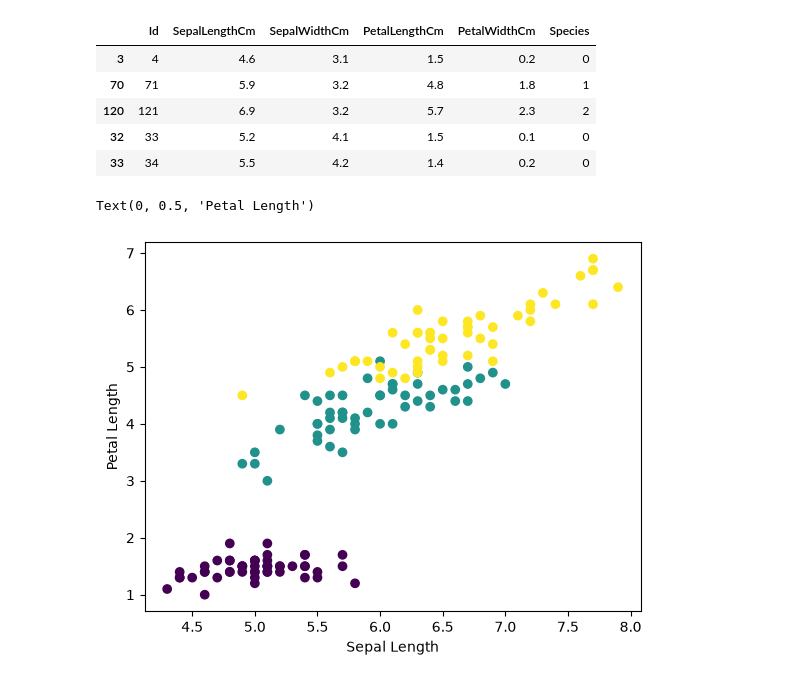
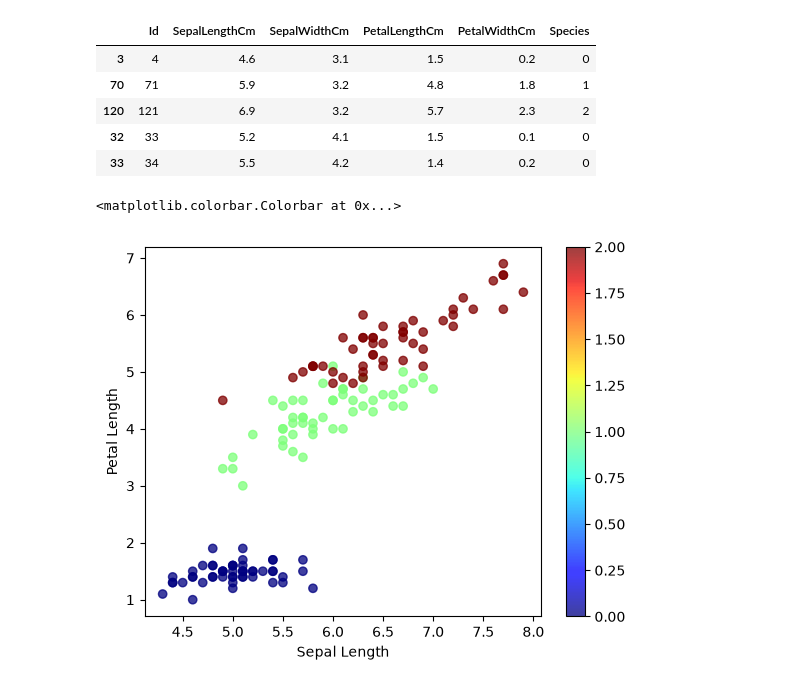
Before and after one commit to shreyankumar29-stack/Matplotlib, a Jupyter notebook: Advanced/3D-Plots.ipynb, the cells around one changed output. Drawn from its saved outputs; the diff is of its cells as text; code cells hidden in the pictures.

Commit message:
Matplotlib

```diff
--- a/Advanced/3D-Plots.ipynb
+++ b/Advanced/3D-Plots.ipynb
@@ -33,9 +33,10 @@ df.sample(5)
 | 32 | 33 | 5.2 | 4.1 | 1.5 | 0.1 | 0 |
 | 33 | 34 | 5.5 | 4.2 | 1.4 | 0.2 | 0 |
 # %%
-plt.scatter(df['SepalLengthCm'], df['PetalLengthCm'],c=df['Species'])
+plt.scatter(df['SepalLengthCm'], df['PetalLengthCm'],c=df['Species'],cmap='jet',alpha=0.75)
 plt.xlabel('Sepal Length')
 plt.ylabel('Petal Length')
+plt.colorbar()
 # %% [output]
-Text(0, 0.5, 'Petal Length')
+<matplotlib.colorbar.Colorbar at 0x...>
-[figure, old version]
+[figure, new version]
```
Also changed, not shown: parts of 5 cells of this notebook, 2 other files.
